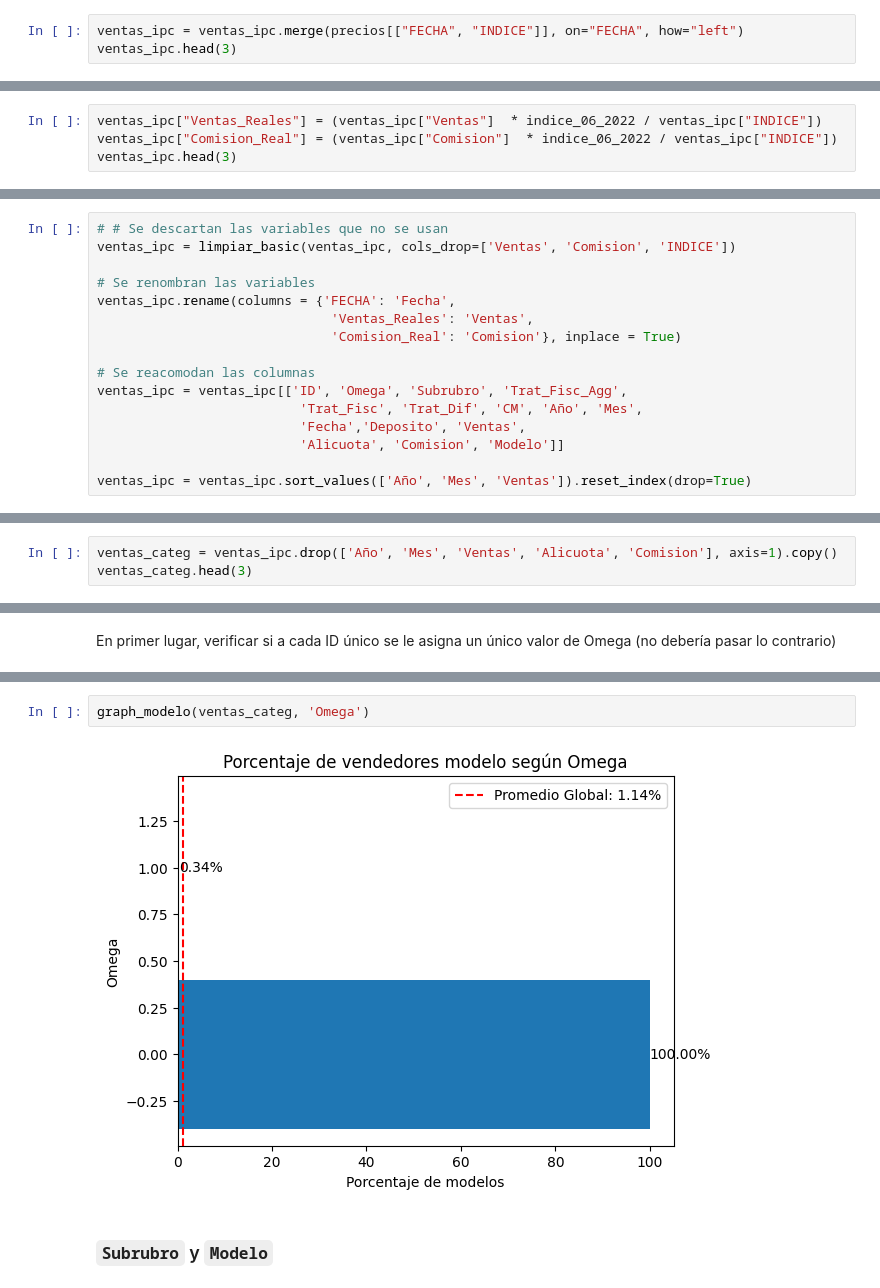
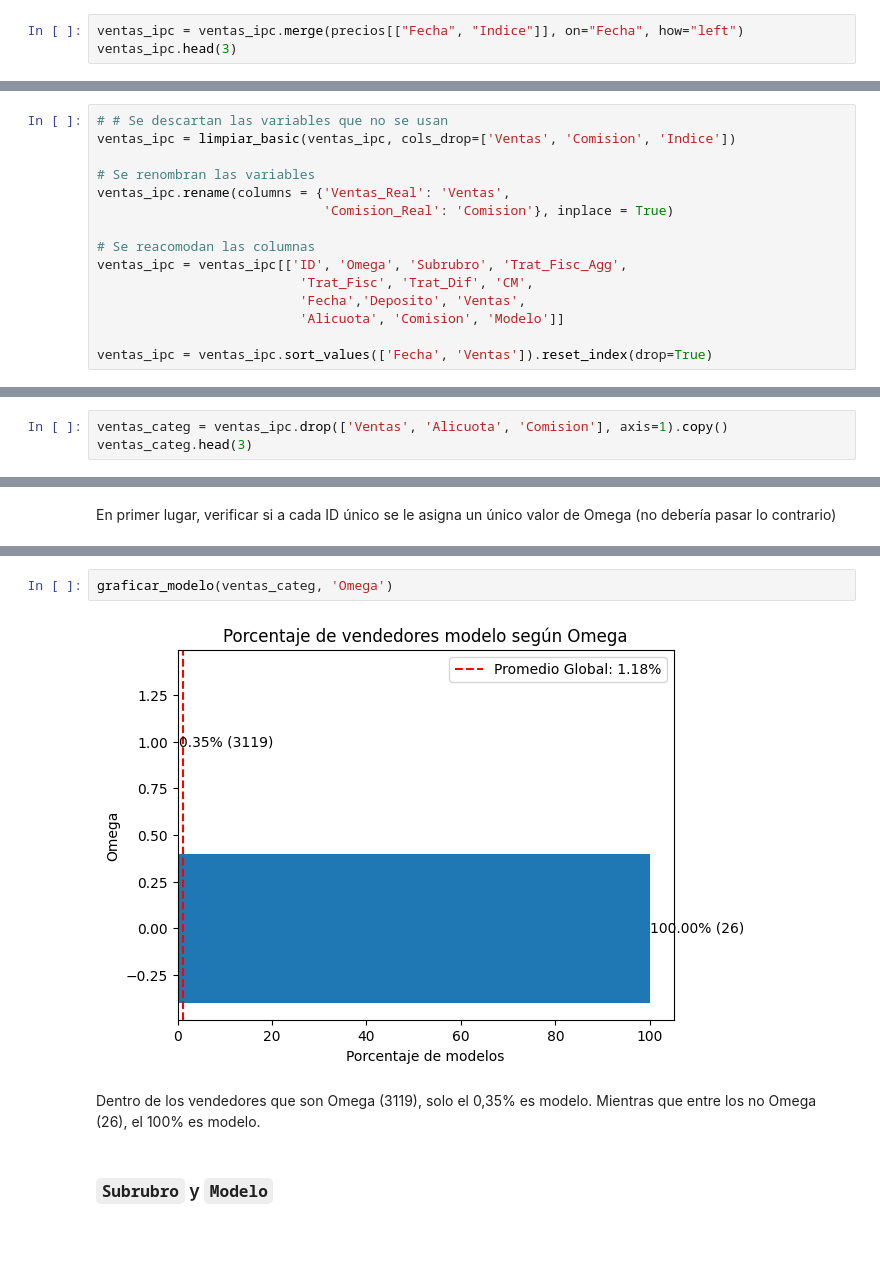
Before and after one commit to Cheva94/Diplo_M16, a Jupyter notebook: notebooks/curacion.ipynb, the cells around one changed output, grey strips where cells are left out. Drawn from its saved outputs; the diff is of its cells as text; blank space fills up the shorter version.

```diff
--- a/notebooks/curacion.ipynb
+++ b/notebooks/curacion.ipynb
@@ -287,6 +300,6 @@ print(precios["FECHA"].dtype)
 datetime64[ns]
 datetime64[ns]
 # %%
-ventas_ipc = ventas_ipc.merge(precios[["FECHA", "INDICE"]], on="FECHA", how="left")
+ventas_ipc = ventas_ipc.merge(precios[["Fecha", "Indice"]], on="Fecha", how="left")
 ventas_ipc.head(3)
 # %% [output]
@@ -301,7 +311,3 @@ indice_06_2022 = ventas_ipc[ventas_ipc["FECHA"] == ventas_ipc["FECHA"].max()]["I
 La series que están expresadas en pesos son las siguientes:
    * `Ventas`
    * `Comision`
-# %%
-ventas_ipc["Ventas_Reales"] = (ventas_ipc["Ventas"]  * indice_06_2022 / ventas_ipc["INDICE"])
-ventas_ipc["Comision_Real"] = (ventas_ipc["Comision"]  * indice_06_2022 / ventas_ipc["INDICE"])
-ventas_ipc.head(3)
@@ -356,26 +342,25 @@ Index(['ID', 'Año', 'Mes', 'Deposito', 'Ventas', 'Alicuota', 'Comision',
 # %%
 # # Se descartan las variables que no se usan
-ventas_ipc = limpiar_basic(ventas_ipc, cols_drop=['Ventas', 'Comision', 'INDICE'])
+ventas_ipc = limpiar_basic(ventas_ipc, cols_drop=['Ventas', 'Comision', 'Indice'])
 
 # Se renombran las variables
-ventas_ipc.rename(columns = {'FECHA': 'Fecha',
-                              'Ventas_Reales': 'Ventas',
-                              'Comision_Real': 'Comision'}, inplace = True)
+ventas_ipc.rename(columns = {'Ventas_Real': 'Ventas',
+                             'Comision_Real': 'Comision'}, inplace = True)
 
 # Se reacomodan las columnas
 ventas_ipc = ventas_ipc[['ID', 'Omega', 'Subrubro', 'Trat_Fisc_Agg',
-                          'Trat_Fisc', 'Trat_Dif', 'CM', 'Año', 'Mes',
+                          'Trat_Fisc', 'Trat_Dif', 'CM',
                           'Fecha','Deposito', 'Ventas',
                           'Alicuota', 'Comision', 'Modelo']]
 
-ventas_ipc = ventas_ipc.sort_values(['Año', 'Mes', 'Ventas']).reset_index(drop=True)
+ventas_ipc = ventas_ipc.sort_values(['Fecha', 'Ventas']).reset_index(drop=True)
 # %%
 # Guardo todo lo hecho hasta acá, para no tener que correr todo
 ventas_ipc.to_csv('../data/interim/tp2_ventas_ipc.csv', index=False)
 # %% [markdown]
 ## Análisis de variables categóricas
 # %%
-ventas_categ = ventas_ipc.drop(['Año', 'Mes', 'Ventas', 'Alicuota', 'Comision'], axis=1).copy()
+ventas_categ = ventas_ipc.drop(['Ventas', 'Alicuota', 'Comision'], axis=1).copy()
 ventas_categ.head(3)
 # %% [output]
 |  | ID | Omega | Subrubro | Trat_Fisc_Agg | Trat_Fisc | Trat_Dif | CM | Fecha | Deposito | Modelo |
@@ -399,9 +384,12 @@ granularidad(ventas_categ, 'Omega', 'ID')
 # %% [output]
 Para cada ID solo existe un valor de Omega.
 # %%
-graph_modelo(ventas_categ, 'Omega')
+graficar_modelo(ventas_categ, 'Omega')
 # %% [output]
-[figure, old version]
+[figure, new version]
+# %% [markdown]
+Dentro de los vendedores que son Omega (3119), solo el 0,35% es modelo.
+Mientras que entre los no Omega (26), el 100% es modelo.
 # %% [markdown]
 ### `Subrubro` y `Modelo`
 # %%
```
Also changed, not shown: parts of 66 cells of this notebook, 3 other files.
